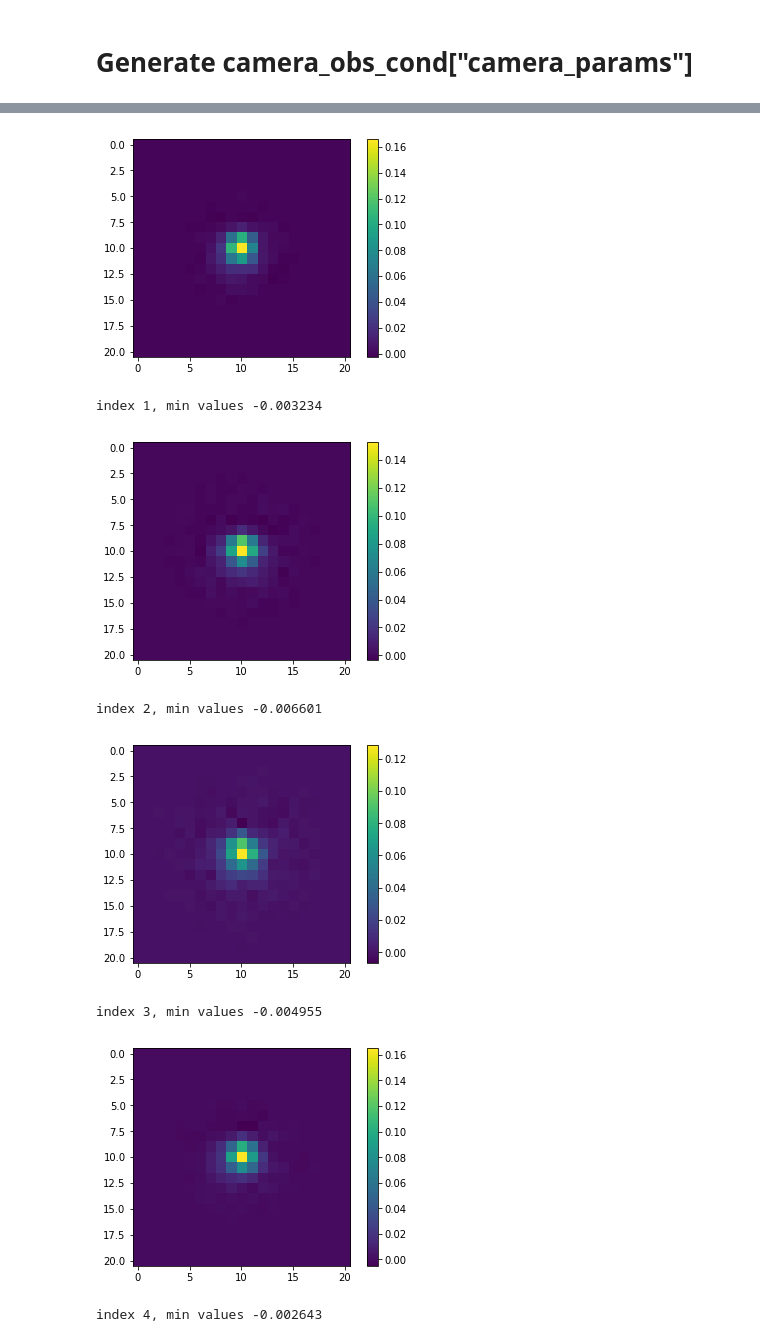
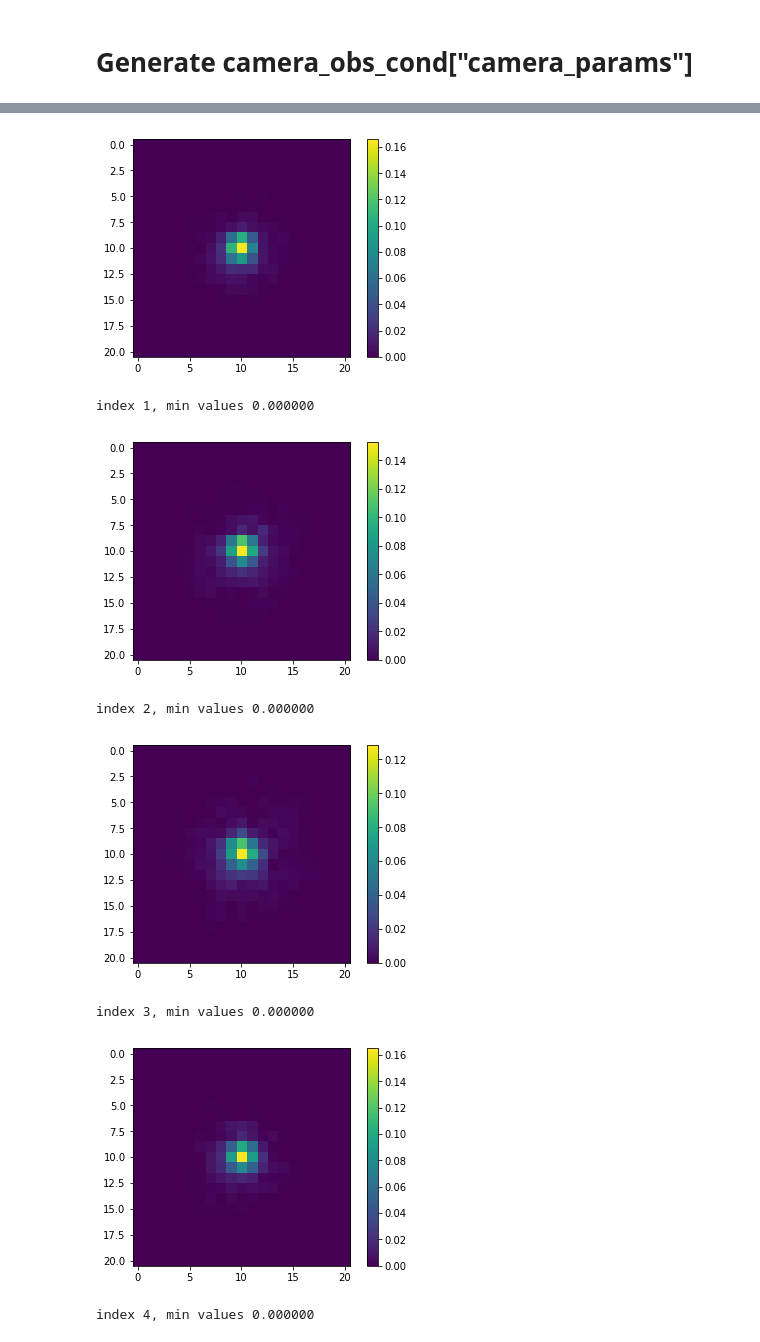
Before and after one commit to ReyesDeJong/ZTFsim, a Jupyter notebook: Generate_file_for_RC_simulator.ipynb, the cells around one changed output, grey strips where cells are left out. Drawn from its saved outputs; the diff is of its cells as text; code cells hidden in the pictures.

```diff
--- a/Generate_file_for_RC_simulator.ipynb
+++ b/Generate_file_for_RC_simulator.ipynb
@@ -411,6 +412,7 @@ print(np.mean(psfs>=0))
 0.54817649281935
 # %%
 #filter out psf with large negative values
+#and make negative pixels positive by NN mask
 psfs_filtered = []#np.empty(list(psf_data_dict[list(psf_data_dict.keys())[0]][PSFs_TO_CHOOSE_KEY][list(psf_data_dict[list(psf_data_dict.keys())[0]][PSFs_TO_CHOOSE_KEY].keys())[0]].shape)+[0])
 print(psfs.shape)
 print(np.mean(psfs>=0))
@@ -420,7 +422,6 @@ for i in range(psfs.shape[-1]):
         continue
     psfs_filtered.append(psfs[...,i])
 psfs_filtered = np.stack(psfs_filtered, axis=2)
-
 psfs = camera_obs_cond["psf"]
 
 #recursivly get neighbour until mas has at least a positive neighbor.For mean above thr onli consider
@@ -452,10 +453,11 @@ def NN_threshold(image, thr):
     for i in range(x):
         for j in range(y):
             if image[i,j] < thr:
+                if i>10 and i<16 and j>10 and j<16:
+                    print('(%i,%i)'%(i,j))
                 positive_mean = get_neighbors_positive_mean_at_index(image, i, j, thr)
                 image_to_return[i,j] = positive_mean
     return image_to_return
-
 
 def NN_threshold_array(data_array):
     for i in range(data_array.shape[-1]):
@@ -464,9 +466,7 @@ def NN_threshold_array(data_array):
     return data_array
 
 psfs_filtered_and_positive = NN_threshold_array(psfs_filtered)
-
 print(psfs_filtered_and_positive.shape)
 print(np.mean(psfs_filtered_and_positive>=0))
-
 camera_obs_cond["psf"] = psfs_filtered_and_positive
 # %% [output]
@@ -477,8 +507,8 @@ camera_obs_cond["psf"] = psfs_filtered_and_positive
 # %%
 # Manually filter outbad psfs
 psfs_to_plot = psfs_filtered_and_positive
-for i in range(psfs_to_plot.shape[-1]):
-    print(i)
+#for i in range(psfs_to_plot.shape[-1]):
+    #print(i)
     #plt.imshow(psfs_to_plot[...,i])
     #plt.colorbar()
     #plt.show()
@@ -514,5 +543,4 @@ for i in range(psfs.shape[-1]):
     plt.colorbar()
     plt.show()
 psfs.shape
-psfs.shape
 # %% [output]
@@ -520,8 +548,8 @@ index 0, min values -0.002450
-[figure, old version]
+[figure, new version]
-index 1, min values -0.003234
+index 1, min values 0.000000
-[figure, old version]
+[figure, new version]
-index 2, min values -0.006601
+index 2, min values 0.000000
-[figure, old version]
+[figure, new version]
-index 3, min values -0.004955
+index 3, min values 0.000000
-[figure, old version]
+[figure, new version]
-index 4, min values -0.002643
+index 4, min values 0.000000
```
Also changed, not shown: parts of 8 cells of this notebook.
